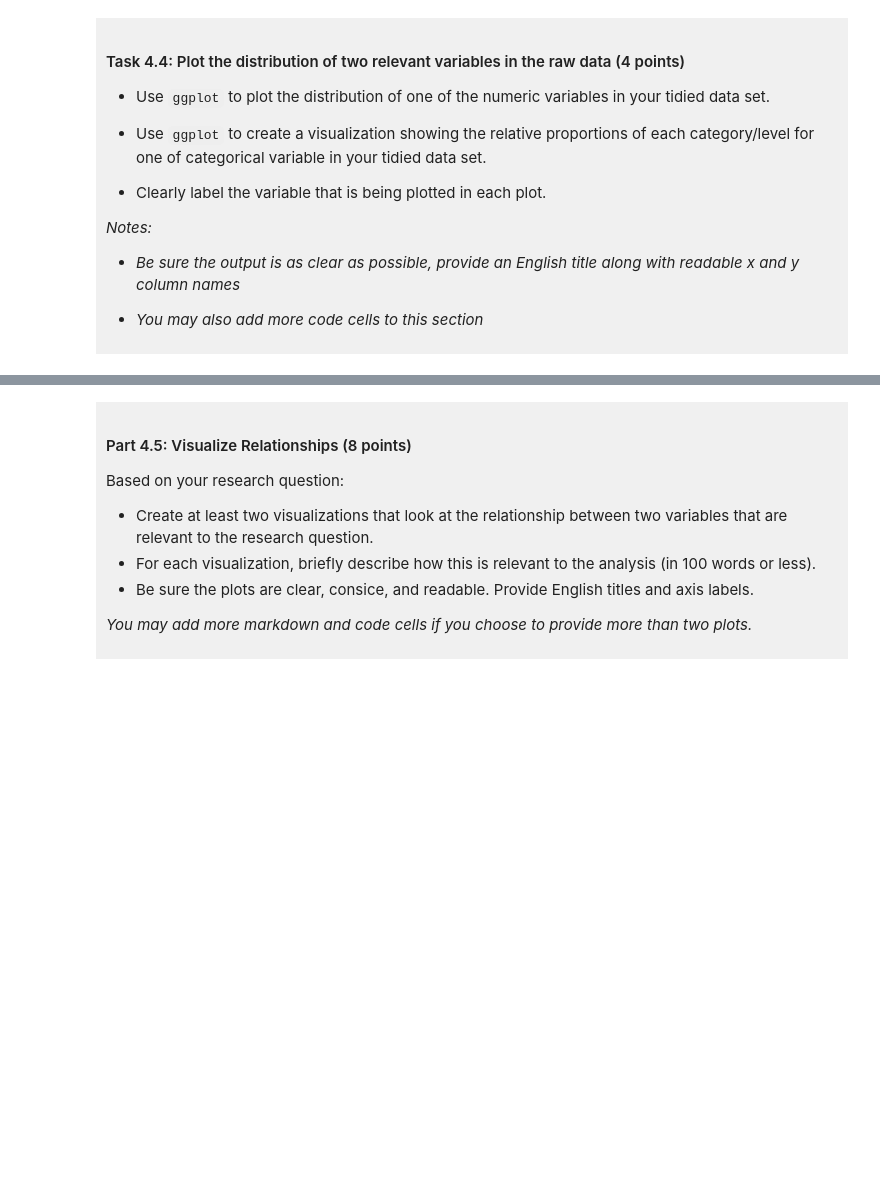
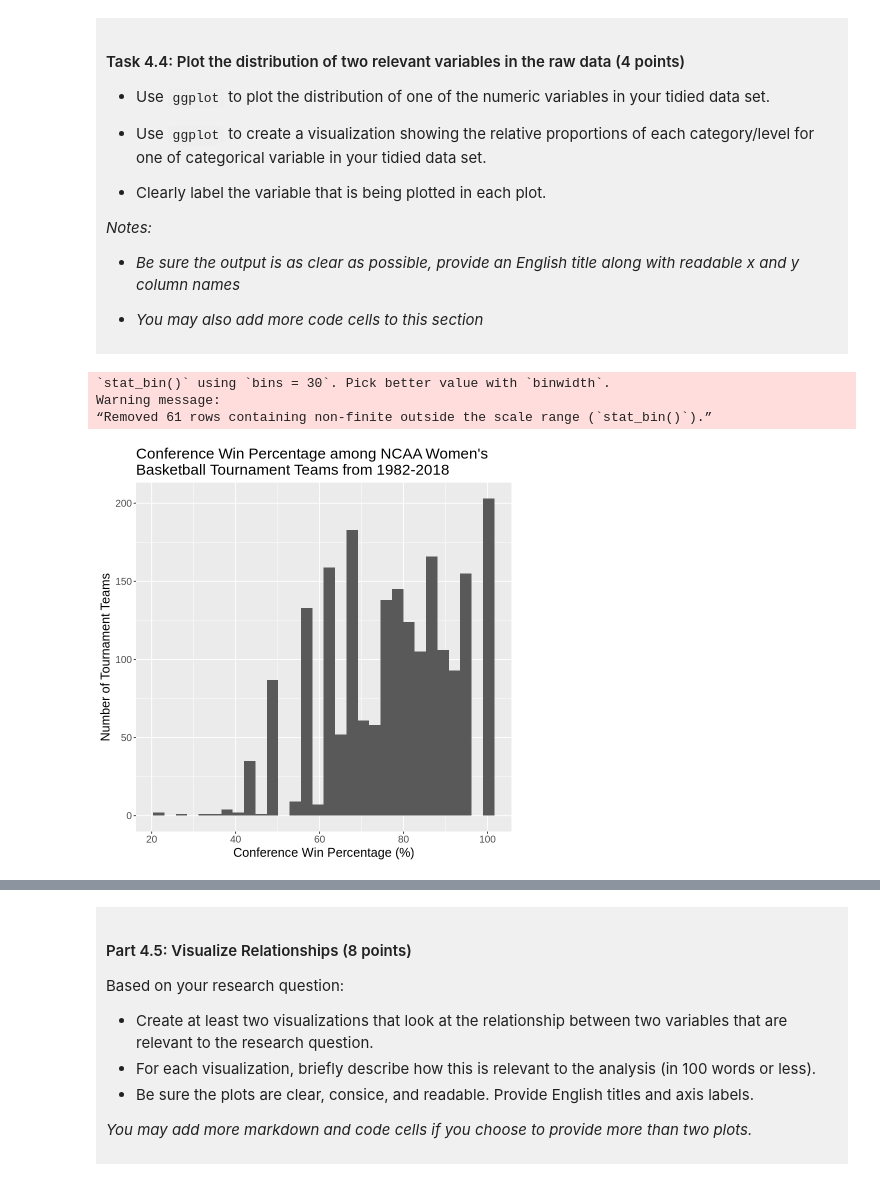
Before and after one commit to chickensandwich2736/dsci-100-project-alex-ren, a Jupyter notebook: dsci-100-project-notebook.ipynb, the cells around one changed output, grey strips where cells are left out. Drawn from its saved outputs; the diff is of its cells as text; code cells hidden in the pictures; blank space fills up the shorter version.

```diff
--- a/dsci-100-project-notebook.ipynb
+++ b/dsci-100-project-notebook.ipynb
@@ -303,5 +335,17 @@ You will refine your research question (if needed) and produce a tidy data set.
 
 </div>
 # %%
-### EDIT THIS CODE CELL FOR PLOT 1 ###
+plot_1 <- ncaa_data_tidy |>
+    ggplot(aes(x = conf_wins_pct)) +
+    geom_histogram() +
+    labs(x = "Conference Win Percentage (%)", y = "Number of Tournament Teams",
+         title = "Conference Win Percentage among NCAA Women's \nBasketball Tournament Teams from 1982-2018") +
+    theme(text = element_text(size = 15))
+
+plot_1
+# %% [output]
+`stat_bin()` using `bins = 30`. Pick better value with `binwidth`.
+Warning message:
+“Removed 61 rows containing non-finite outside the scale range (`stat_bin()`).”
+[figure, added]
 # %%
```
Also changed, not shown: parts of 12 cells of this notebook.
